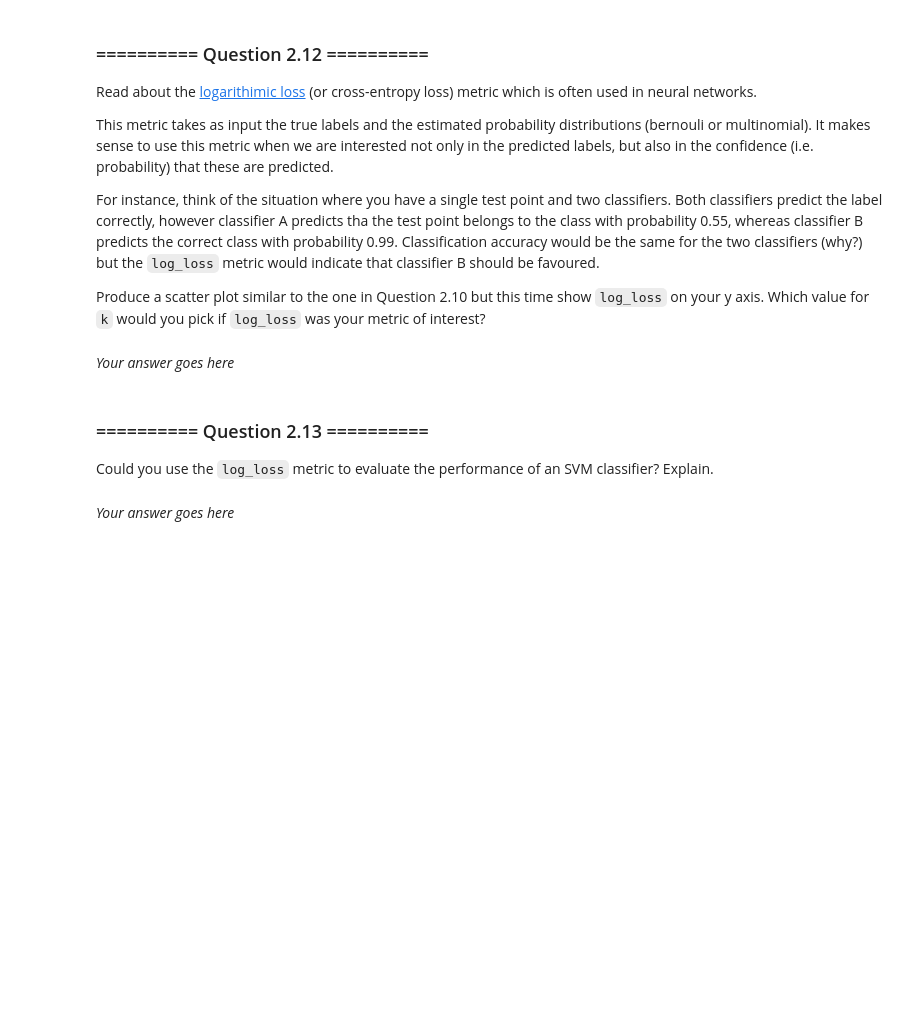
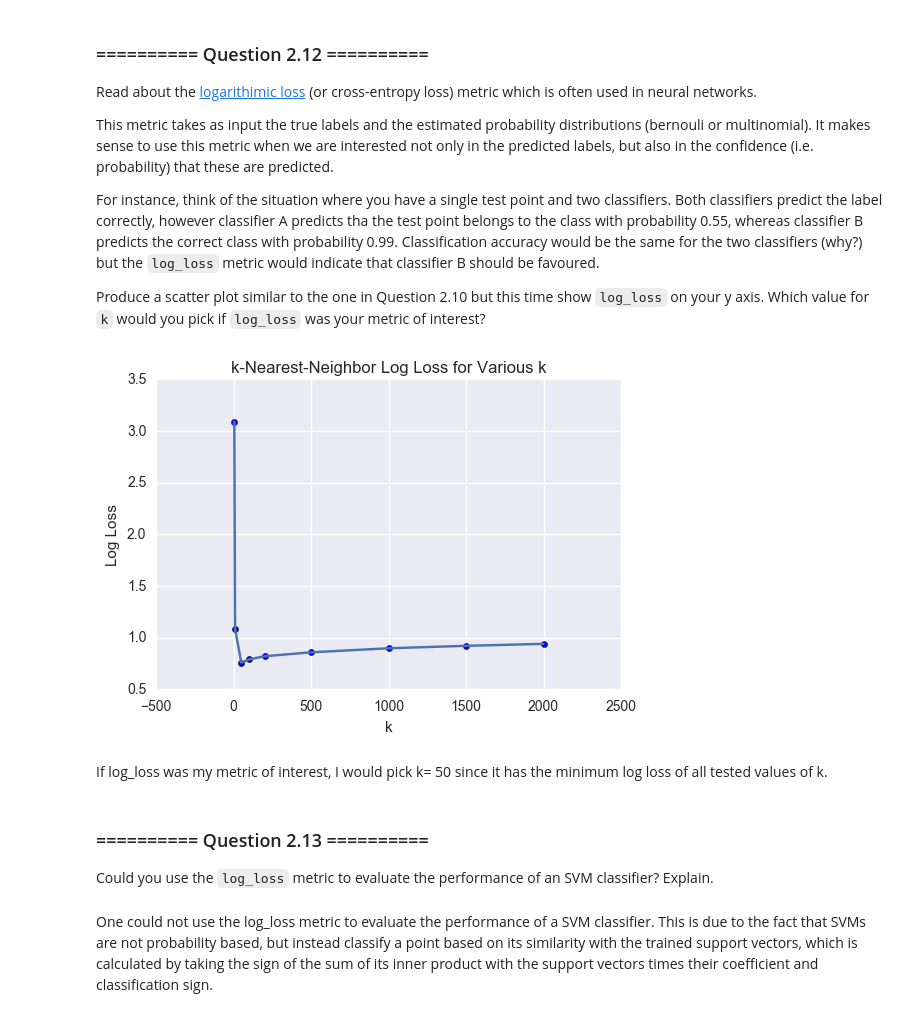
Before and after one commit to repogit44/iaml-4, a Jupyter notebook: 06_Lab_4_SVM_Classification_Evaluation.ipynb, the cells around one changed output. Drawn from its saved outputs; the diff is of its cells as text; code cells hidden in the pictures; blank space fills up the shorter version.

```diff
--- a/06_Lab_4_SVM_Classification_Evaluation.ipynb
+++ b/06_Lab_4_SVM_Classification_Evaluation.ipynb
@@ -149,8 +307,23 @@ Produce a scatter plot similar to the one in Question 2.10 but this time show `l
-# %% [markdown]
-*Your answer goes here*
+# %%
+lls = []
+for k in ks:
+    knc = KNeighborsClassifier(n_neighbors = k)
+    knc.fit(X_train, y_train)
+    lls.append(log_loss(y_test, knc.predict_proba(X_test)))
+
+plt.scatter(ks, lls)
+plt.plot(ks, lls)
+plt.xlabel('k')
+plt.ylabel('Log Loss')
+plt.title('k-Nearest-Neighbor Log Loss for Various k')
+plt.show()
+# %% [output]
+[figure, added]
+# %% [markdown]
+If log_loss was my metric of interest, I would pick k= 50 since it has the minimum log loss of all tested values of k.
 # %% [markdown]
 ### ========== Question 2.13 ==========
 
 Could you use the `log_loss` metric to evaluate the performance of an SVM classifier? Explain.
-# %% [markdown]
-*Your answer goes here*
+# %% [markdown]
+One could not use the log_loss metric to evaluate the performance of a SVM classifier. This is due to the fact that SVMs are not probability based, but instead classify a point based on its similarity with the trained support vectors, which is calculated by taking the sign of the sum of its inner product with the support vectors times their coefficient and classification sign.
```
Also changed, not shown: parts of 53 cells of this notebook, 1 other file.
